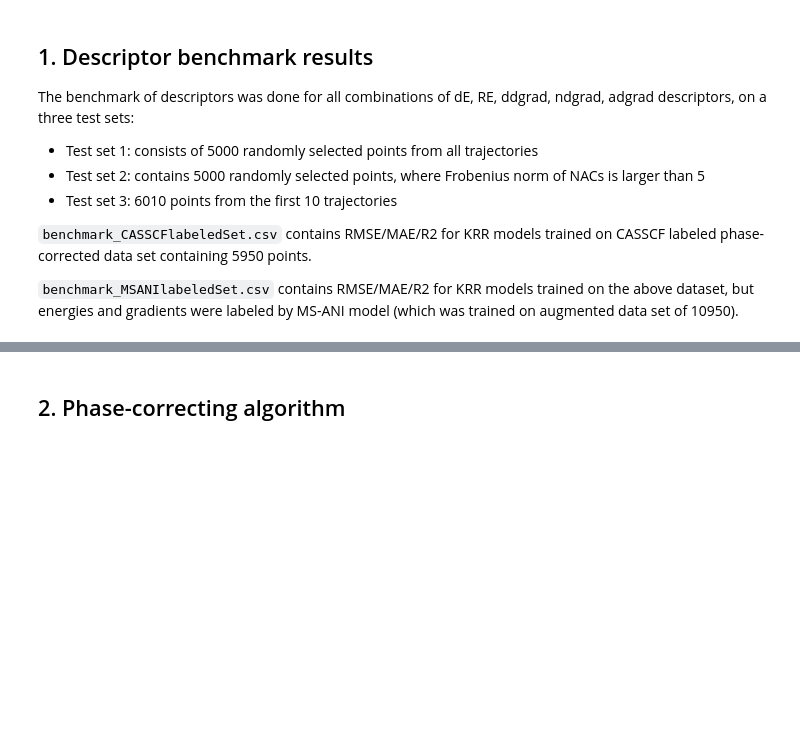
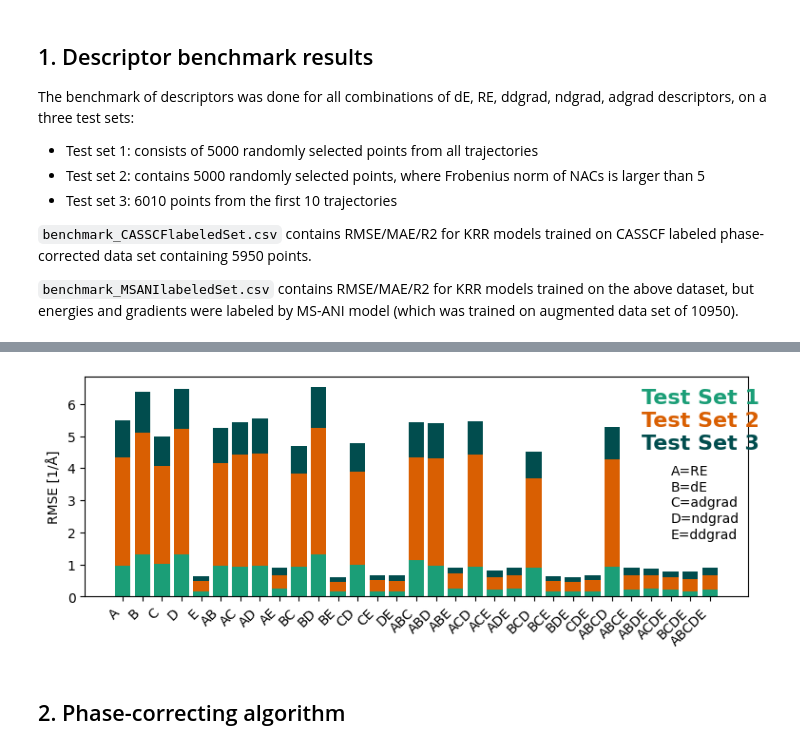
Before and after one commit to JakubMartinka/Fulvene-ML-FSSH, a Jupyter notebook: SI.ipynb, the cells around one changed output, grey strips where cells are left out. Saved outputs shown, nothing was run; the diff lists cells and outputs as text; code cells hidden in the pictures; blank space fills up the shorter version.

```diff
--- a/SI.ipynb
+++ b/SI.ipynb
@@ -104,34 +122,36 @@ def encode_descriptor(row):
         row = row.replace(key, value)
         row = row.replace('_', '')
     return row
 
 benchmark_data_casscf = pd.read_csv(f'data/benchmark_CASSCFlabeledSet.csv')
 benchmark_data_casscf['Descriptor'] = benchmark_data_casscf['Descriptor'].apply(encode_descriptor)
 
 fig, ax = plt.subplots(1, 1, figsize=(9, 3))
 bottom = np.zeros(31)
 colors = [cg, co, cdg]
 
 i = 0
 for d, d_count in benchmark_data_casscf.items():
     if 'RMSE' in d:
         p = ax.bar(benchmark_data_casscf['Descriptor'], d_count, 0.8, color=colors[i], label=d, bottom=bottom)
         bottom += d_count
         i += 1
 
 ax.text(26.5, 6, r'Test Set 1', weight='bold', c=cg, fontsize=16)
 ax.text(26.5, 5.3, r'Test Set 2', weight='bold', c=co, fontsize=16)
 ax.text(26.5, 4.6, r'Test Set 3', weight='bold', c=cdg, fontsize=16)
 ax.text(28, 3.8, r'A=RE', fontsize=10)
 ax.text(28, 3.3, r'B=dE', fontsize=10)
 ax.text(28, 2.8, r'C=adgrad', fontsize=10)
 ax.text(28, 2.3, r'D=ndgrad', fontsize=10)
 ax.text(28, 1.8, r'E=ddgrad', fontsize=10)
 ax.set_ylabel('RMSE [1/Å]')
 ax.set_xticklabels(ax.get_xticklabels(), rotation=45, ha='right')
 
-save_fig('desc_rmse')
+#save_fig('desc_rmse')
 plt.show()
+# %% [output]
+[figure, added]
 # %% [markdown]
 ## 2. Phase-correcting algorithm
 # %%
```
Also changed, not shown: parts of 20 cells of this notebook.
